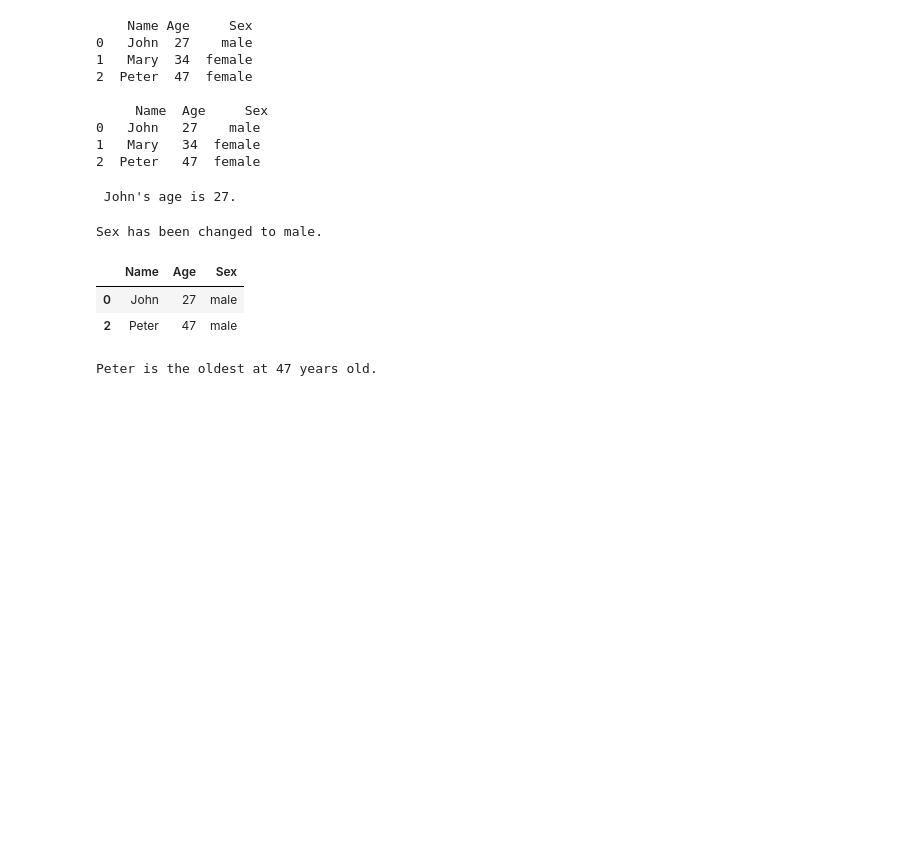
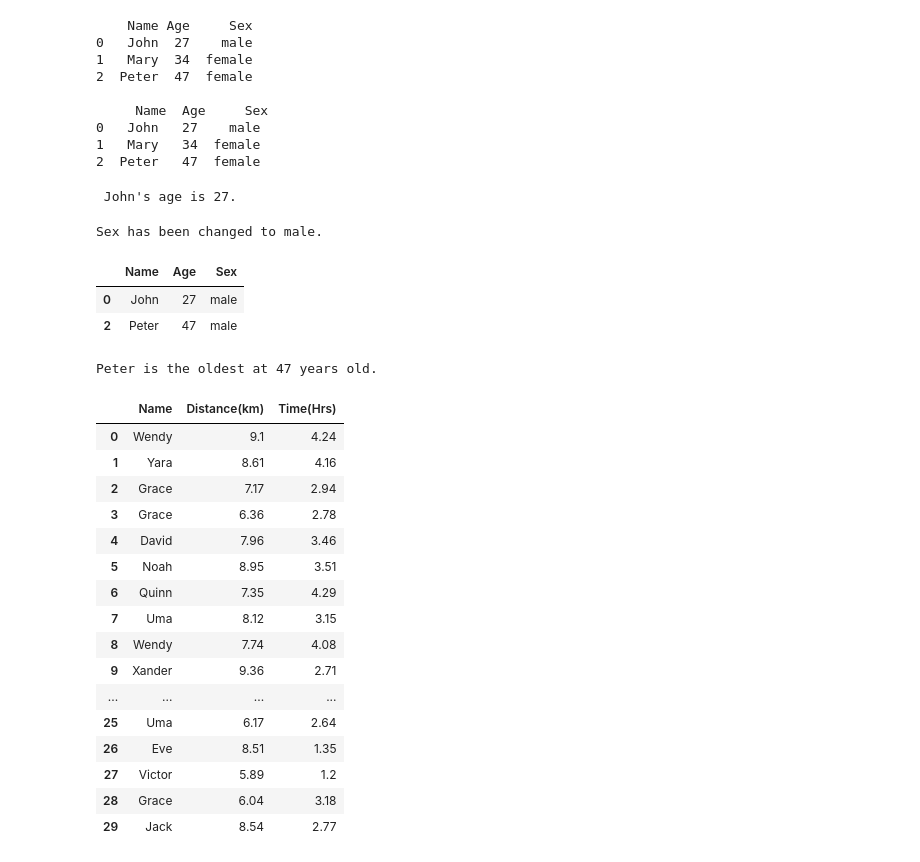
Before and after one commit to aaronbcrampton/50_Days_of_Data_Analysis_in_Python, a Jupyter notebook: 50 Days of Python study work.ipynb, the cells around one changed output. Cells and saved outputs as stored; diff of their text form; code cells hidden in the pictures; blank space fills up the shorter version.

```diff
--- a/50 Days of Python study work.ipynb
+++ b/50 Days of Python study work.ipynb
@@ -1285,0 +1288,23 @@ Peter is the oldest at 47 years old.
+# %%
+#import dataset and create dataframe
+arr1 = np.genfromtxt('C:\DataSets\Datasets_50_Days_of_Data_Analysis_with_Python\\running_data.csv', skip_header=1, delimiter=',', dtype = 'U7')
+df = pd.DataFrame(arr1, columns= ['Name', 'Distance(km)', 'Time(Hrs)'])
+df
+# %% [output]
+|  | Name | Distance(km) | Time(Hrs) |
+| 0 | Wendy | 9.1 | 4.24 |
+| 1 | Yara | 8.61 | 4.16 |
+| 2 | Grace | 7.17 | 2.94 |
+| 3 | Grace | 6.36 | 2.78 |
+| 4 | David | 7.96 | 3.46 |
+| 5 | Noah | 8.95 | 3.51 |
+| 6 | Quinn | 7.35 | 4.29 |
+| 7 | Uma | 8.12 | 3.15 |
+| 8 | Wendy | 7.74 | 4.08 |
+| 9 | Xander | 9.36 | 2.71 |
+| ... | ... | ... | ... |
+| 25 | Uma | 6.17 | 2.64 |
+| 26 | Eve | 8.51 | 1.35 |
+| 27 | Victor | 5.89 | 1.2 |
+| 28 | Grace | 6.04 | 3.18 |
+| 29 | Jack | 8.54 | 2.77 |
```
Also changed, not shown: parts of 6 cells of this notebook.
